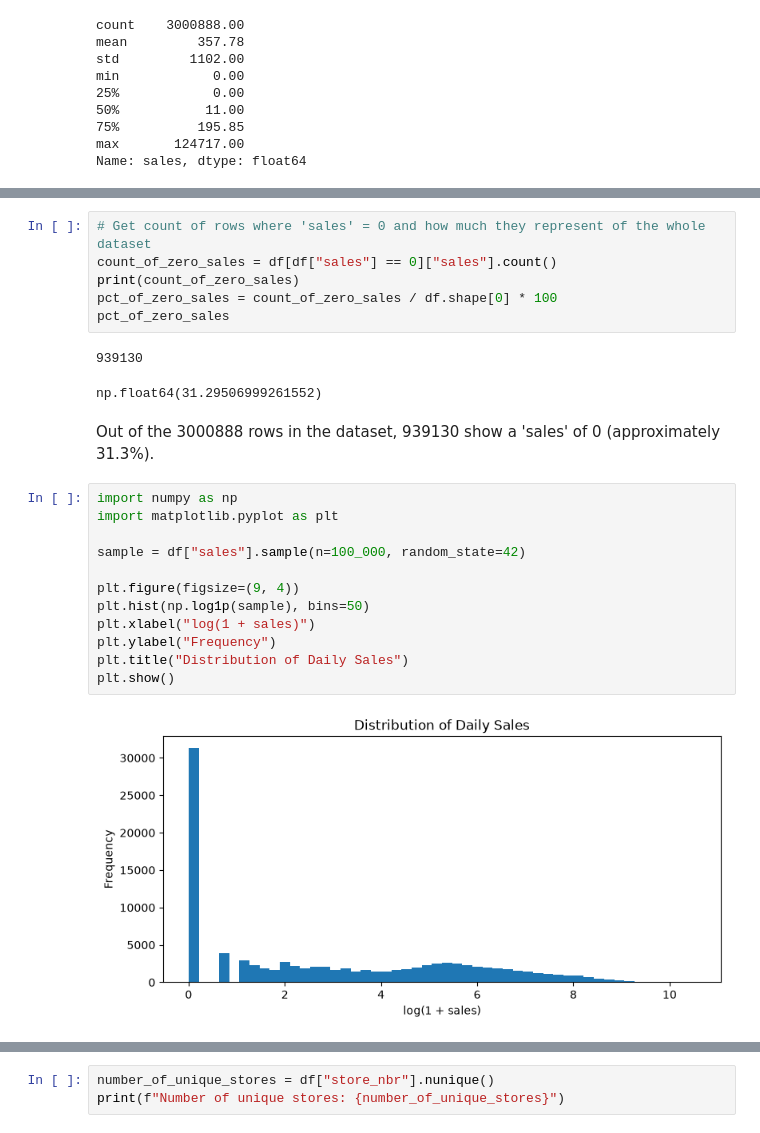
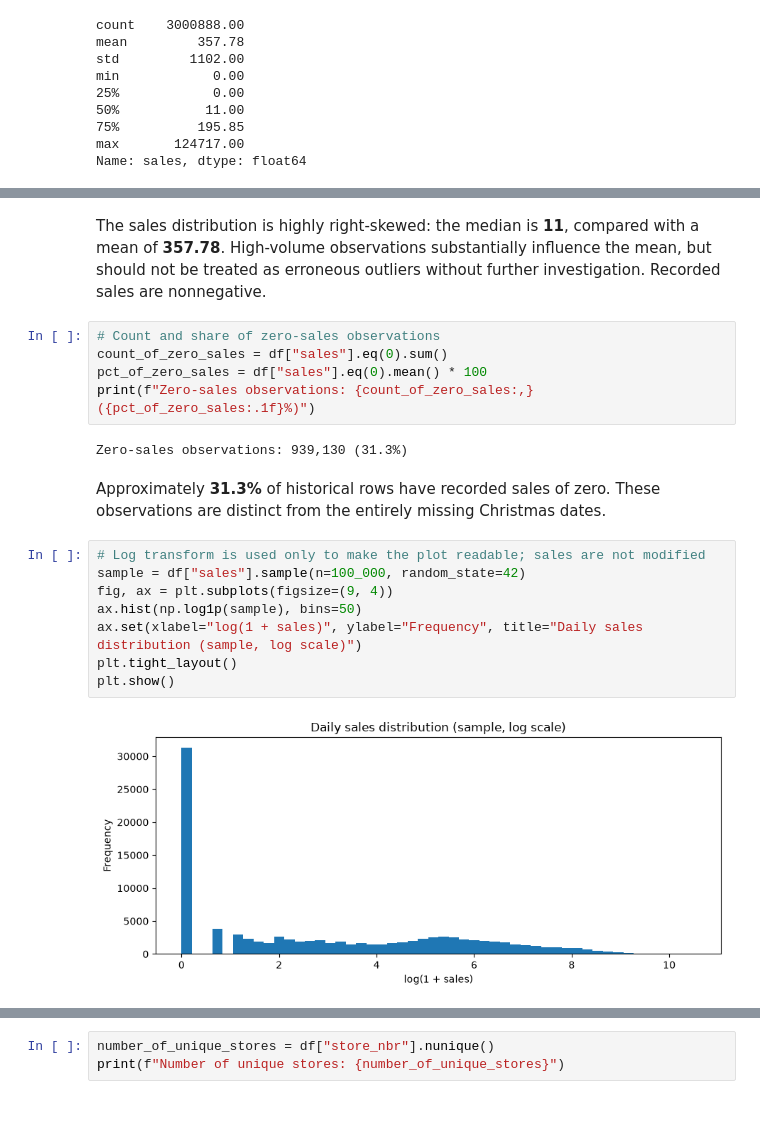
Before and after one commit to nachospreafico/store-sales-forecasting, a Jupyter notebook: notebooks/01_eda.ipynb, the cells around one changed output, grey strips where cells are left out. Drawn from its saved outputs; the diff is of its cells as text.

```diff
--- a/notebooks/01_eda.ipynb
+++ b/notebooks/01_eda.ipynb
@@ -129,25 +139,21 @@ Name: sales, dtype: float64
+# %% [markdown]
+The sales distribution is highly right-skewed: the median is **11**, compared with a mean of **357.78**. High-volume observations substantially influence the mean, but should not be treated as erroneous outliers without further investigation. Recorded sales are nonnegative.
 # %%
-# Get count of rows where 'sales' = 0 and how much they represent of the whole dataset
-count_of_zero_sales = df[df["sales"] == 0]["sales"].count()
-print(count_of_zero_sales)
-pct_of_zero_sales = count_of_zero_sales / df.shape[0] * 100
-pct_of_zero_sales
+# Count and share of zero-sales observations
+count_of_zero_sales = df["sales"].eq(0).sum()
+pct_of_zero_sales = df["sales"].eq(0).mean() * 100
+print(f"Zero-sales observations: {count_of_zero_sales:,} ({pct_of_zero_sales:.1f}%)")
 # %% [output]
-939130
+Zero-sales observations: 939,130 (31.3%)
-np.float64(31.29506999261552)
-# %% [markdown]
-Out of the 3000888 rows in the dataset, 939130 show a 'sales' of 0 (approximately 31.3%).
+# %% [markdown]
+Approximately **31.3%** of historical rows have recorded sales of zero. These observations are distinct from the entirely missing Christmas dates.
 # %%
-import numpy as np
-import matplotlib.pyplot as plt
-
+# Log transform is used only to make the plot readable; sales are not modified
 sample = df["sales"].sample(n=100_000, random_state=42)
-
-plt.figure(figsize=(9, 4))
-plt.hist(np.log1p(sample), bins=50)
-plt.xlabel("log(1 + sales)")
-plt.ylabel("Frequency")
-plt.title("Distribution of Daily Sales")
+fig, ax = plt.subplots(figsize=(9, 4))
+ax.hist(np.log1p(sample), bins=50)
+ax.set(xlabel="log(1 + sales)", ylabel="Frequency", title="Daily sales distribution (sample, log scale)")
+plt.tight_layout()
 plt.show()
 # %% [output]
-[figure, old version]
+[figure, new version]
```
Also changed, not shown: parts of 82 cells of this notebook.
